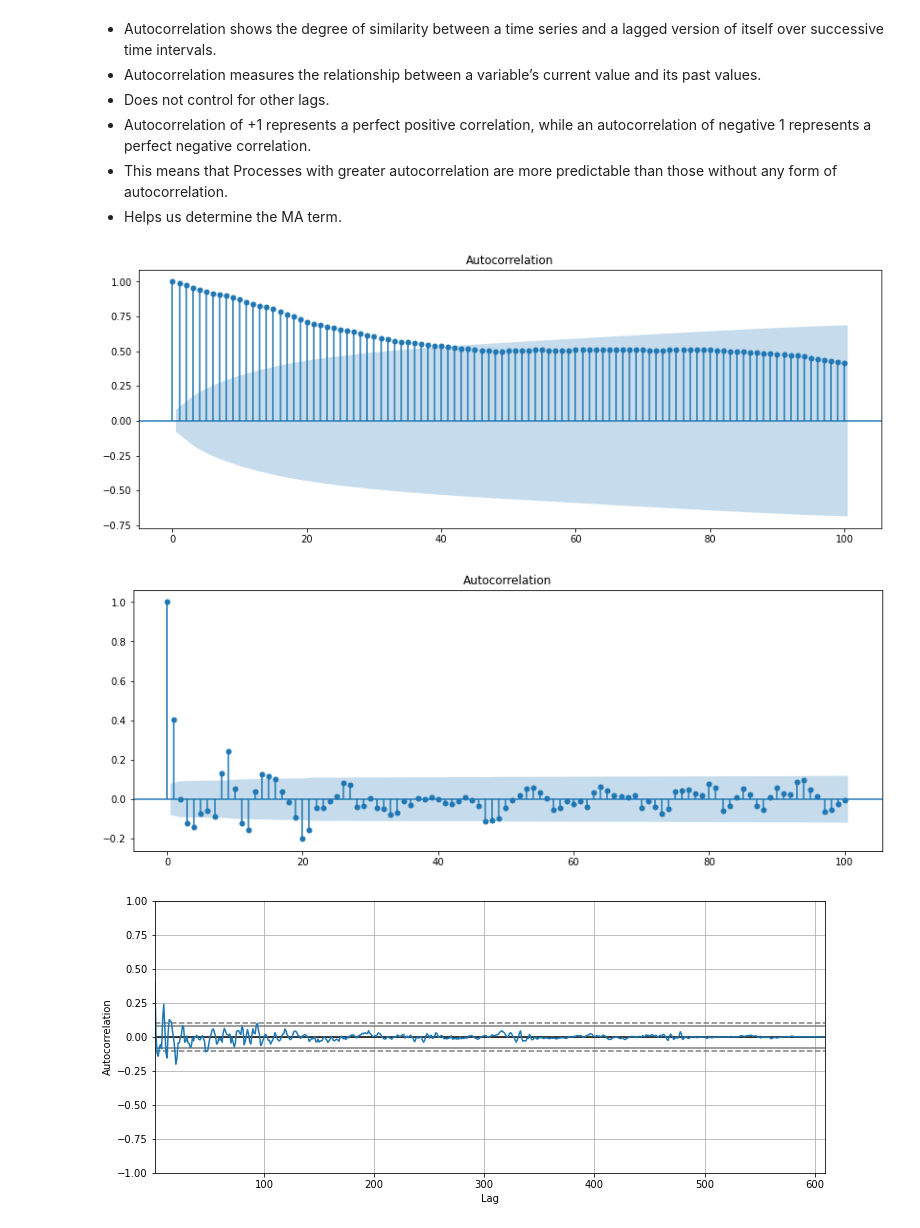
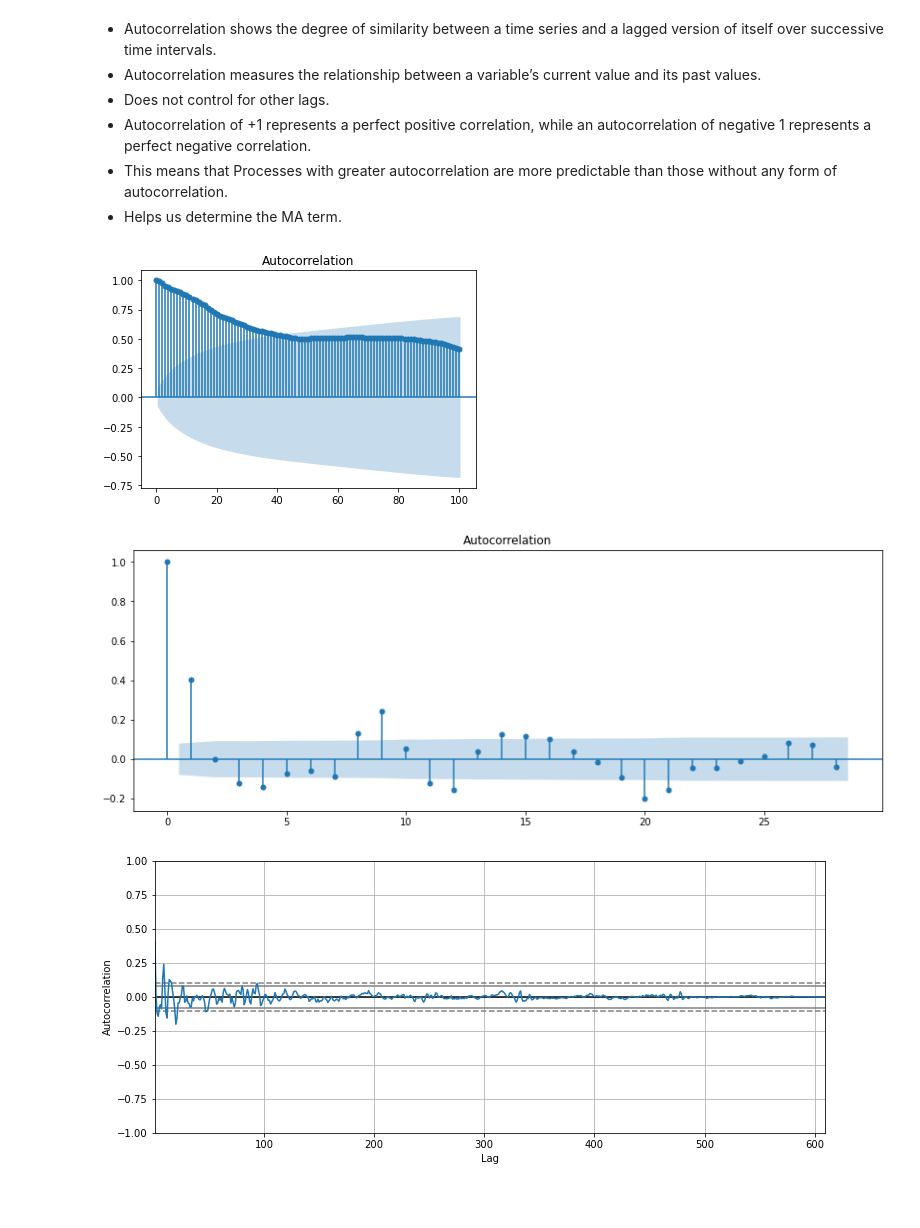
Before and after one commit to mychaldubyk/Federal-Funds-Rate-Analysis, a Jupyter notebook: Final_Notebooks/Capstone_Preprocessing_EDA_Final.ipynb, the cells around one changed output. Saved outputs shown, nothing was run; the diff lists cells and outputs as text; code cells hidden in the pictures; blank space fills up the shorter version.

```diff
--- a/Final_Notebooks/Capstone_Preprocessing_EDA_Final.ipynb
+++ b/Final_Notebooks/Capstone_Preprocessing_EDA_Final.ipynb
@@ -63,6 +63,3 @@ ax.set_title("Federal Funds Rate");
 df_FF.hist(figsize = (12,8), bins=80);
 # %% [output]
 [figure]
-# %%
-#Setting the data column as the index for further investigation
-df_FF.set_index('DATE', inplace=True)
@@ -149,13 +174,13 @@ plot_acf(df_FF, lags=100)
 plt.show()
 ###slow gradual decline is another data point showing that we need to difference the dataset
 # %% [output]
-[figure, old version]
+[figure, new version]
 # %%
 ##Using the Autocorrelation Function to check how each time series observation is related to its past
-plot_acf(df_FF.diff().dropna(), lags=100)
+plot_acf(df_FF.diff().dropna())
 plt.show()
 # %% [output]
-[figure, old version]
+[figure, new version]
 # %%
 ##Using the Autocorrelation Function to check how each time series observation is related to its past, (diff visual)
 plt.figure(figsize=(12,5))
```
Also changed, not shown: parts of 7 cells of this notebook.
